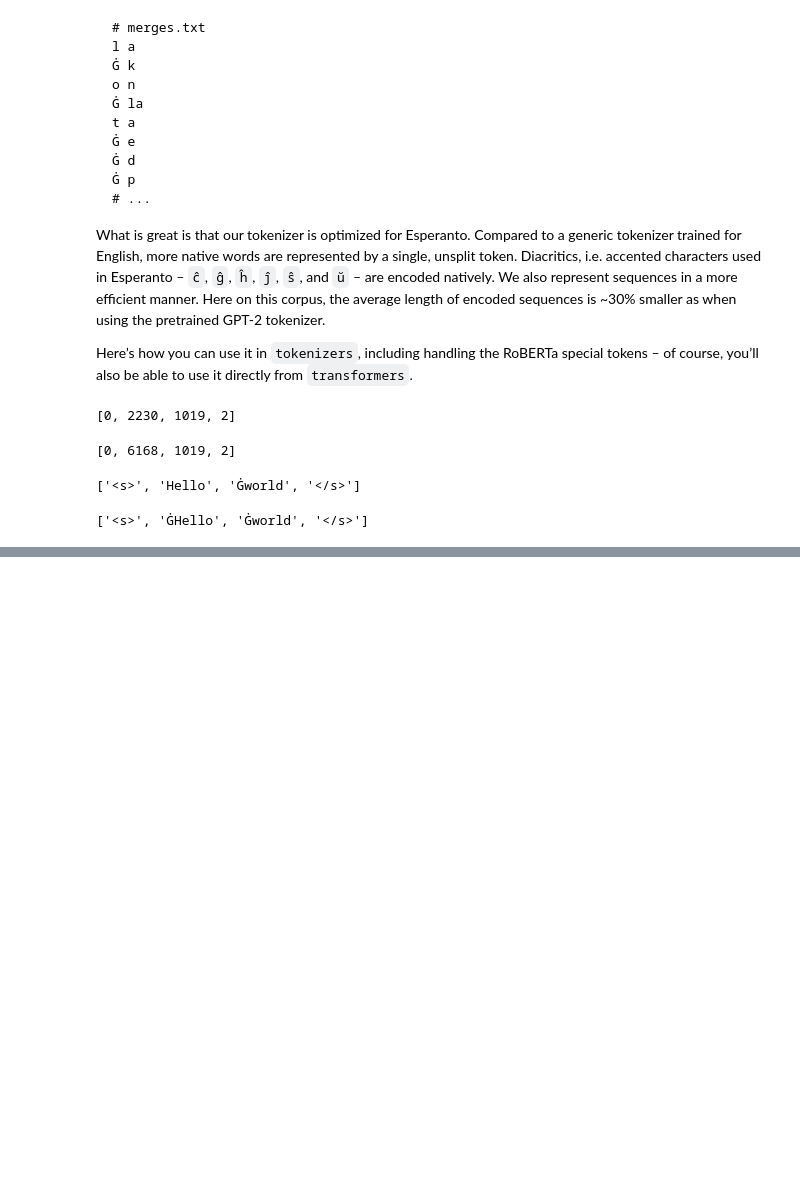
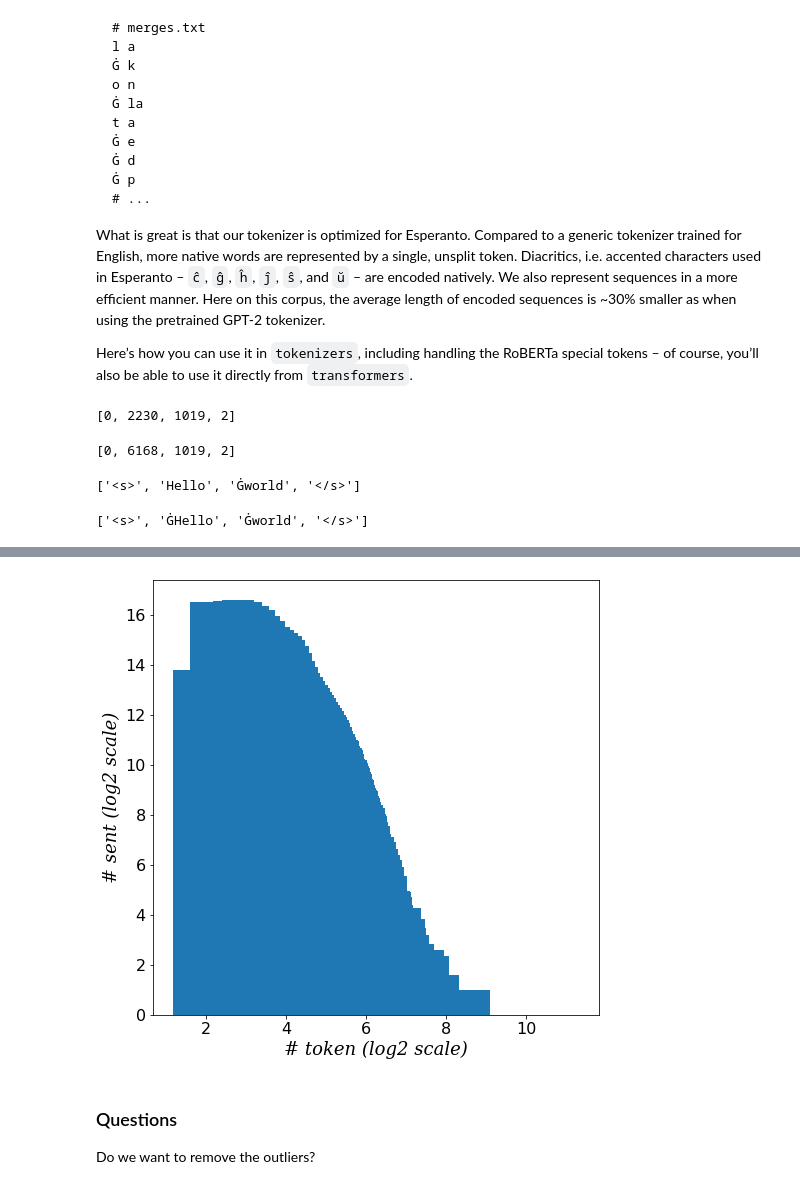
Before and after one commit to asayeed/ActiveBaby, a Jupyter notebook: ipynb/tokenizer.ipynb, the cells around one changed output, grey strips where cells are left out. Saved outputs shown, nothing was run; the diff lists cells and outputs as text; code cells hidden in the pictures; blank space fills up the shorter version.

```diff
--- a/ipynb/tokenizer.ipynb
+++ b/ipynb/tokenizer.ipynb
@@ -221,0 +324,21 @@ with open(output_file, 'w') as outfile:
+# %%
+italic_font = {'family':'serif',
+        'style':'italic',
+        'size':18 }
+
+X = [np.log2(x) for x in list(stat_num_token.keys())]
+Y = [np.log2(y) for y in list(stat_num_token.values())]
+
+plt.figure(figsize=(8,8))
+plt.bar(X, Y)
+
+plt.xlabel('# token (log2 scale)', fontdict=italic_font)
+plt.ylabel('# sent (log2 scale)', fontdict=italic_font)
+plt.xticks(fontsize=16)
+plt.yticks(fontsize=16)
+plt.show()
+# %% [output]
+[figure, added]
+# %% [markdown]
+### Questions
+Do we want to remove the outliers?
```
Also changed, not shown: parts of 24 cells of this notebook.
